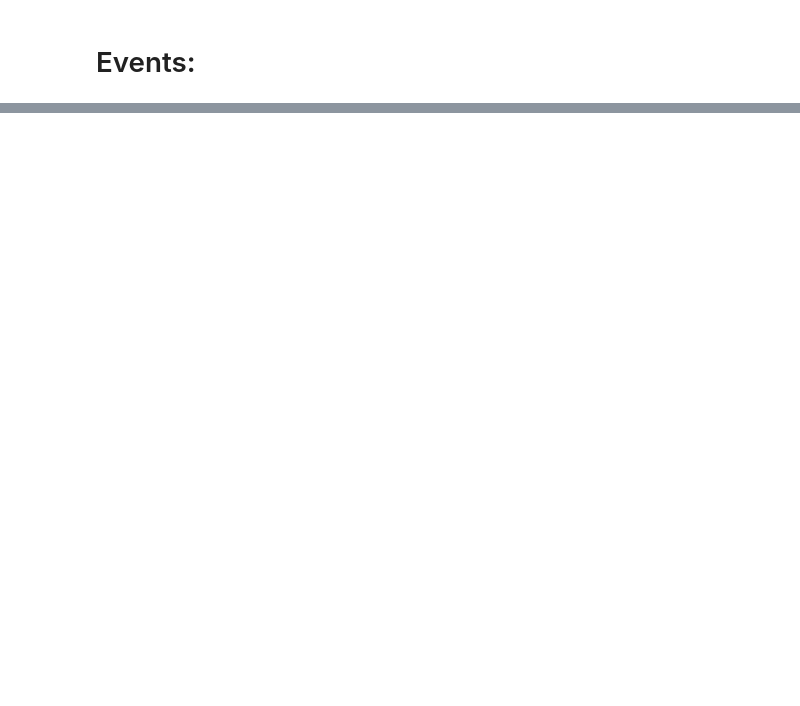
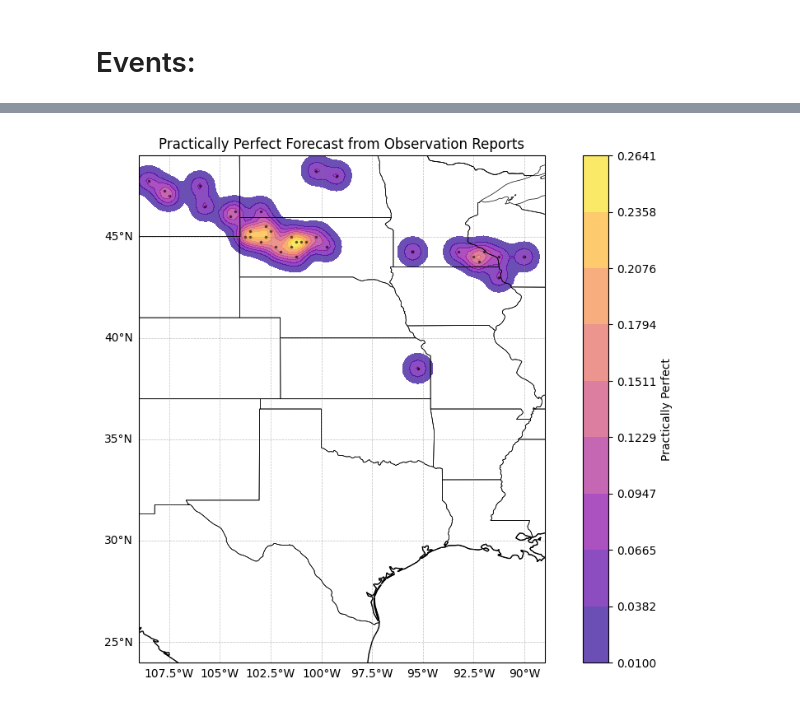
Before and after one commit to brightbandtech/ExtremeWeatherBench, a Jupyter notebook: dev/ewb_obs_event_refactor_workflow.ipynb, the cells around one changed output, grey strips where cells are left out. Drawn from its saved outputs; the diff is of its cells as text; code cells hidden in the pictures; blank space fills up the shorter version.

```diff
--- a/dev/ewb_obs_event_refactor_workflow.ipynb
+++ b/dev/ewb_obs_event_refactor_workflow.ipynb
@@ -464,0 +974,12 @@ CaseCollection(cases=[IndividualCase(case_id_number=1, title='2021 Pacific North
+# %%
+case_yaml = utils.read_event_yaml('/Users/taylor/code/ExtremeWeatherBench/src/extremeweatherbench/data/events.yaml')
+heat_waves = HeatWave(case_metadata=case_yaml)
+
+# Without using the EventOperator class
+heat_waves.build_case_operator()
+
+# With the EventOperator class
+event_operator = EventOperator(events=[heat_waves])
+
+severe_convection = SevereConvection(case_metadata=case_yaml)
+total_event_operator = EventOperator(events=[severe_convection])
@@ -464,0 +1041,2 @@ CaseCollection(cases=[IndividualCase(case_id_number=1, title='2021 Pacific North
+# %%
+test_output = ewb.process_observations(ewb.event_operator.pre_composed_case_operators[0])
@@ -464,0 +1057,57 @@ CaseCollection(cases=[IndividualCase(case_id_number=1, title='2021 Pacific North
+# %%
+import matplotlib.pyplot as plt
+import cartopy.crs as ccrs
+import cartopy.feature as cfeature
+import numpy as np
+from scipy.ndimage import gaussian_filter
+
+# Create a figure and axis with a specific projection
+fig = plt.figure(figsize=(12, 8))
+ax = plt.axes(projection=ccrs.PlateCarree())
+
+# Add map features
+ax.add_feature(cfeature.COASTLINE)
+ax.add_feature(cfeature.STATES, linewidth=0.5)
+ax.add_feature(cfeature.BORDERS, linewidth=0.5)
+
+# Get reports data
+reports = test_output[0].reports
+
+# Create practically perfect forecast from reports using Gaussian smoothing
+# Convert reports to a numpy array for processing
+reports_array = reports.values
+sigma = 1.5  # Smoothing parameter - adjust as needed
+practically_perfect = gaussian_filter(reports_array, sigma=sigma)
+
+# Create contour plot of practically perfect forecast
+contour_levels = np.linspace(0.01, practically_perfect.max(), 10)
+contour = ax.contourf(reports.longitude, reports.latitude, practically_perfect,
+                     levels=contour_levels, cmap='plasma', alpha=0.7,
+                     transform=ccrs.PlateCarree())
+
+# Add colorbar
+cbar = plt.colorbar(contour, ax=ax, label='Practically Perfect')
+
+# Also plot the original report locations as small dots
+lats, lons = np.where(reports > 0)
+lat_values = reports.latitude.values[lats]
+lon_values = reports.longitude.values[lons]
+ax.scatter(lon_values, lat_values, c='black', s=10, alpha=0.5,
+          transform=ccrs.PlateCarree(), marker='.')
+
+# Set extent based on the dataset coordinates
+lon_min, lon_max = reports.longitude.min().item(), reports.longitude.max().item()
+lat_min, lat_max = reports.latitude.min().item(), reports.latitude.max().item()
+ax.set_extent([lon_min, lon_max, lat_min, lat_max], crs=ccrs.PlateCarree())
+
+# Add gridlines
+gl = ax.gridlines(draw_labels=True, linewidth=0.5, color='gray', alpha=0.5, linestyle='--')
+gl.top_labels = False
+gl.right_labels = False
+
+# Add title
+plt.title('Practically Perfect Forecast from Observation Reports')
+
+plt.show()
+# %% [output]
+[figure, added]
```
Also changed, not shown: parts of 18 cells of this notebook.
